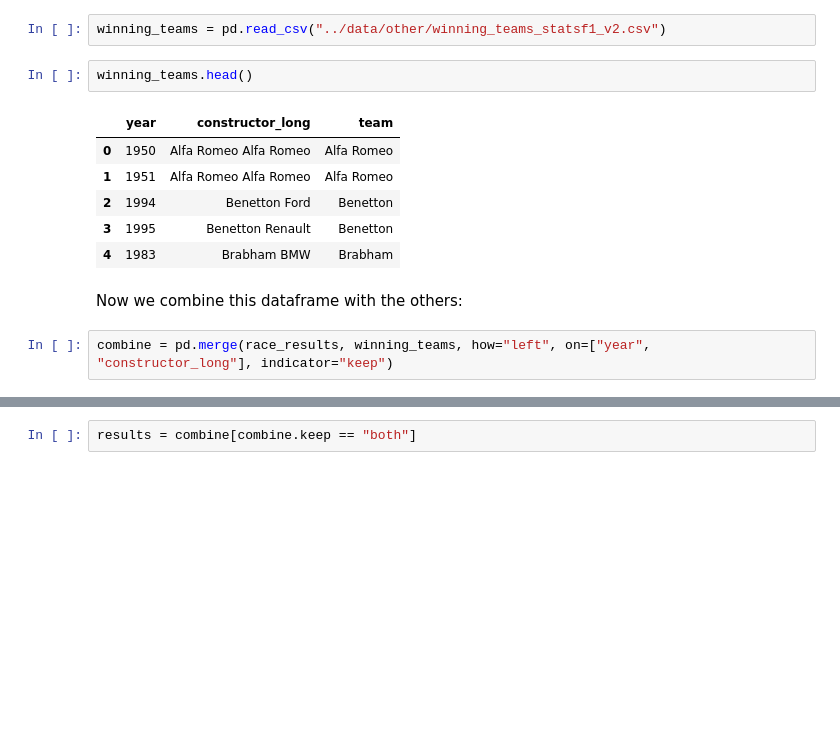
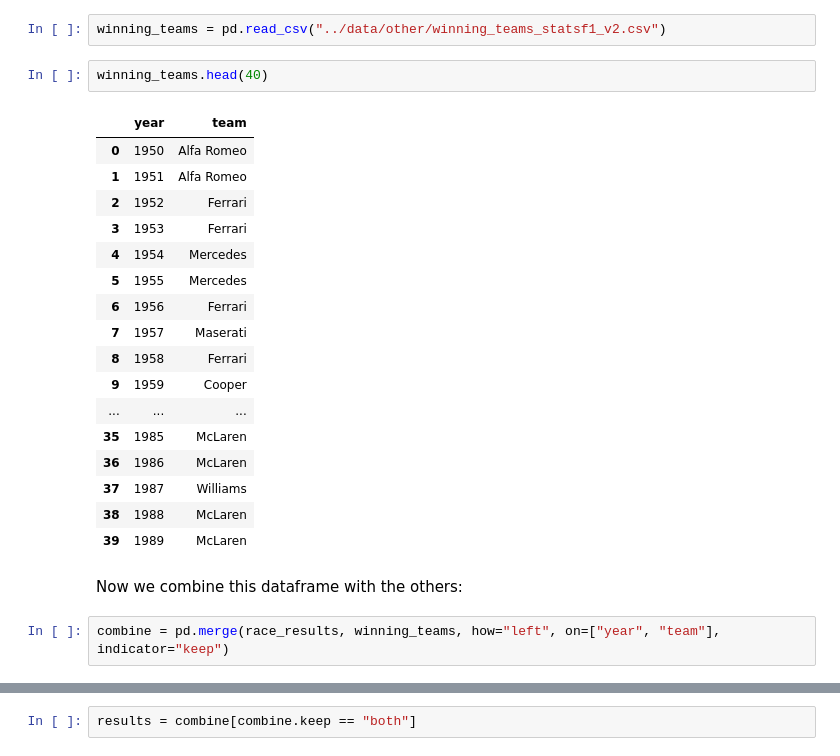
Before and after one commit to lennymd/formulaOne, a Jupyter notebook: _analysis/notebook/f1-best-championship-season-work.ipynb, the cells around one changed output, grey strips where cells are left out. Cells and saved outputs as stored; diff of their text form; blank space fills up the shorter version.

```diff
--- a/_analysis/notebook/f1-best-championship-season-work.ipynb
+++ b/_analysis/notebook/f1-best-championship-season-work.ipynb
@@ -39,18 +39,29 @@ I will work with a slice of this `race_results` dataFrame that only includes the
 # %%
 winning_teams = pd.read_csv("../data/other/winning_teams_statsf1_v2.csv")
 # %%
-winning_teams.head()
+winning_teams.head(40)
 # %% [output]
-|  | year | constructor_long | team |
-| 0 | 1950 | Alfa Romeo Alfa Romeo | Alfa Romeo |
-| 1 | 1951 | Alfa Romeo Alfa Romeo | Alfa Romeo |
-| 2 | 1994 | Benetton Ford | Benetton |
-| 3 | 1995 | Benetton Renault | Benetton |
-| 4 | 1983 | Brabham BMW | Brabham |
+|  | year | team |
+| 0 | 1950 | Alfa Romeo |
+| 1 | 1951 | Alfa Romeo |
+| 2 | 1952 | Ferrari |
+| 3 | 1953 | Ferrari |
+| 4 | 1954 | Mercedes |
+| 5 | 1955 | Mercedes |
+| 6 | 1956 | Ferrari |
+| 7 | 1957 | Maserati |
+| 8 | 1958 | Ferrari |
+| 9 | 1959 | Cooper |
+| ... | ... | ... |
+| 35 | 1985 | McLaren |
+| 36 | 1986 | McLaren |
+| 37 | 1987 | Williams |
+| 38 | 1988 | McLaren |
+| 39 | 1989 | McLaren |
 # %% [markdown]
 Now we combine this dataframe with the others:
 # %%
-combine = pd.merge(race_results, winning_teams, how="left", on=["year", "constructor_long"], indicator="keep")
+combine = pd.merge(race_results, winning_teams, how="left", on=["year", "team"], indicator="keep")
 # %%
 combine[combine.race_id == 1]
 # %% [output]
```
Also changed, not shown: parts of 13 cells of this notebook, 20 other files.
